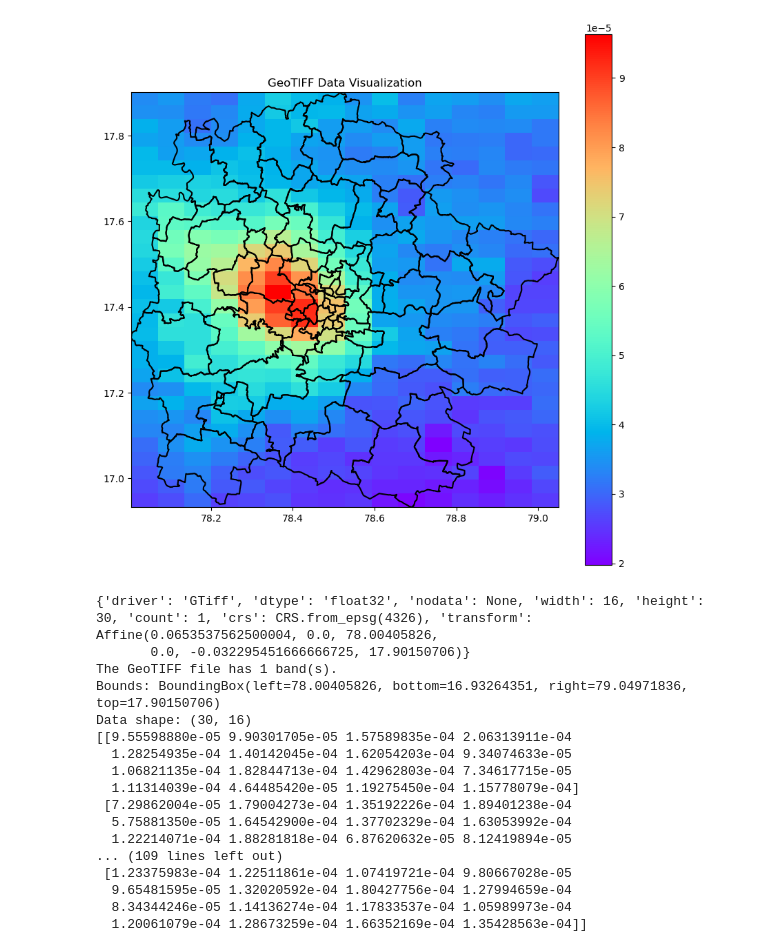
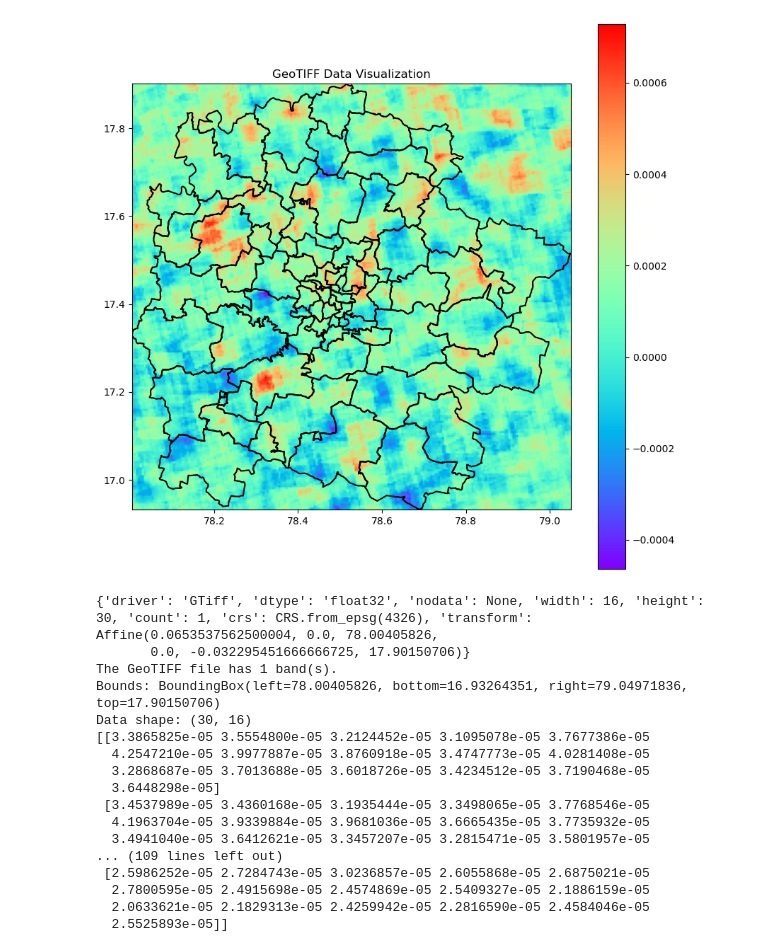
Before and after one commit to Rishi-Bharadwaj/air_pollution_correlation, a Jupyter notebook: Notebooks/straight_tiff2.ipynb, the cells around one changed output. Drawn from its saved outputs; the diff is of its cells as text; code cells hidden in the pictures.

Commit message:
got the higher resolution version of the images

```diff
--- a/Notebooks/straight_tiff2.ipynb
+++ b/Notebooks/straight_tiff2.ipynb
@@ -138,35 +134,35 @@ import geopandas as gpd
 # Load the shapefile
 shapefile_path = r'C:\Users\rishi\ml_projects\climate\hmda_boundary\hmda_boundary.shp'
 gdf = gpd.read_file(shapefile_path)
 
 import rasterio
 from rasterio.plot import show
 import matplotlib.pyplot as plt
 import matplotlib.colors as mcolors
 # Load the GeoTIFF file
 vmin = .1072  # Minimum value for normalization
 vmax = .1086  # Maximum value for normalization
 
 # Open the GeoTIFF file
-tiff_file = r'C:\Users\rishi\ml_projects\climate\2023_tifs\NO2\response.tiff'
+tiff_file = r'C:\Users\rishi\ml_projects\climate\500_23\SO2\response.tiff'
 with rasterio.open(tiff_file) as dataset:
     # Create a normalization instance
     norm = mcolors.Normalize(vmin=vmin, vmax=vmax)
 
     # Display the image with geospatial context
     fig, ax = plt.subplots(figsize=(10, 10))
     show(dataset, ax=ax, cmap='rainbow')
     plt.title('GeoTIFF Data Visualization')
 
     # Add a colorbar with the same normalization
     plt.colorbar(ax.images[0], ax=ax, orientation='vertical')
 
     # Plot the boundary of the GeoDataFrame
     gdf.boundary.plot(ax=ax, edgecolor='black')
 
     plt.show()
 # %% [output]
-[figure, old version]
+[figure, new version]
 # %%
 with rasterio.open(tiff_file) as dataset:
     # Print metadata
@@ -186,15 +182,15 @@ with rasterio.open(tiff_file) as dataset:
 The GeoTIFF file has 1 band(s).
 Bounds: BoundingBox(left=78.00405826, bottom=16.93264351, right=79.04971836, top=17.90150706)
 Data shape: (30, 16)
-[[9.55598880e-05 9.90301705e-05 1.57589835e-04 2.06313911e-04
-  1.28254935e-04 1.40142045e-04 1.62054203e-04 9.34074633e-05
-  1.06821135e-04 1.82844713e-04 1.42962803e-04 7.34617715e-05
-  1.11314039e-04 4.64485420e-05 1.19275450e-04 1.15778079e-04]
- [7.29862004e-05 1.79004273e-04 1.35192226e-04 1.89401238e-04
-  5.75881350e-05 1.64542900e-04 1.37702329e-04 1.63053992e-04
-  1.22214071e-04 1.88281818e-04 6.87620632e-05 8.12419894e-05
+[[3.3865825e-05 3.5554800e-05 3.2124452e-05 3.1095078e-05 3.7677386e-05
+  4.2547210e-05 3.9977887e-05 3.8760918e-05 3.4747773e-05 4.0281408e-05
+  3.2868687e-05 3.7013688e-05 3.6018726e-05 3.4234512e-05 3.7190468e-05
+  3.6448298e-05]
+ [3.4537989e-05 3.4360168e-05 3.1935444e-05 3.3498065e-05 3.7768546e-05
+  4.1963704e-05 3.9339884e-05 3.9681036e-05 3.6665435e-05 3.7735932e-05
+  3.4941040e-05 3.6412621e-05 3.3457207e-05 3.2815471e-05 3.5801957e-05
 ... (109 lines left out)
- [1.23375983e-04 1.22511861e-04 1.07419721e-04 9.80667028e-05
-  9.65481595e-05 1.32020592e-04 1.80427756e-04 1.27994659e-04
-  8.34344246e-05 1.14136274e-04 1.17833537e-04 1.05989973e-04
-  1.20061079e-04 1.28673259e-04 1.66352169e-04 1.35428563e-04]]
+ [2.5986252e-05 2.7284743e-05 3.0236857e-05 2.6055868e-05 2.6875021e-05
+  2.7800595e-05 2.4915698e-05 2.4574869e-05 2.5409327e-05 2.1886159e-05
+  2.0633621e-05 2.1829313e-05 2.4259942e-05 2.2816590e-05 2.4584046e-05
+  2.5525893e-05]]
```
Also changed, not shown: parts of 3 cells of this notebook, 24 other files.
